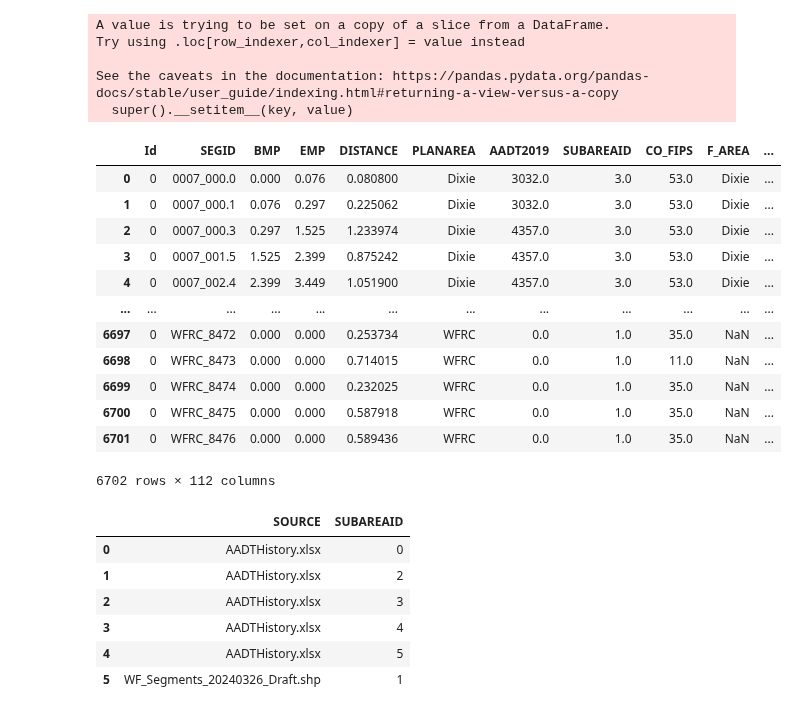
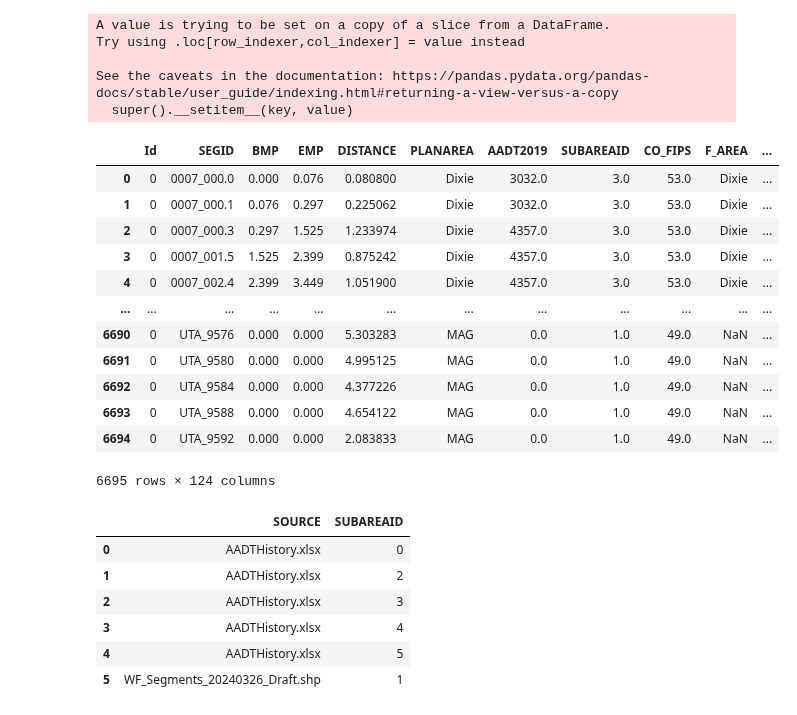
Before and after one commit to WFRCAnalytics/Traffic-Volume-Forecasts, a Jupyter notebook: 5-Prepare-Traffic-Volume-Map-Data.ipynb, the cells around one changed output. Saved outputs shown, nothing was run; the diff lists cells and outputs as text; code cells hidden in the pictures.

```diff
--- a/5-Prepare-Traffic-Volume-Map-Data.ipynb
+++ b/5-Prepare-Traffic-Volume-Map-Data.ipynb
@@ -14,8 +14,9 @@ lstFieldsFromForecasts = ['SEGID','MF2023','MF2028','MF2032','MF2042','MF2050','
 # %%
 # Your initial DataFrame
 dfSegmentFilenames = pd.DataFrame([
-    ["F_AREA=='Iron' | F_AREA=='Cache' | F_AREA=='Dixie'" , 'data/segments/Segments_State_20231221_Draft.shp'                 , True ],
-    ["PLANAREA=='WFRC' | PLANAREA=='MAG'", 'data/segments/WFv901_Segments_20240409_GeoKeys_AADTs_Factors.shp', False]
+    ["F_AREA=='Iron' | F_AREA=='Cache' | F_AREA=='Dixie'" , 'data/segments/Segments_State_20231221_Draft.shp', True ],
+    ["PLANAREA=='WFRC'", 'data/segments/WFv901_Segments_20240409_GeoKeys_AADTs_Factors.shp', False],
+    ["PLANAREA=='MAG'", 'data/segments/WF_Segments_20240326_Draft.shp', False]
 ], columns=['filter', 'filename', 'updateRoute'])
 
 # Initialize an empty list to store each filtered GeoDataFrame
@@ -27,39 +28,39 @@ for _, row in dfSegmentFilenames.iterrows():
     gdf = gpd.read_file(row['filename'])
 
     # Use the `query` method to apply the filter from the 'filter' column
     _filteredGdf = gdf.query(row['filter'])
 
     if row['updateRoute']:
         # Assuming 'SEGID' is the correct column to apply this operation
         _filteredGdf.loc[:, 'ROUTE'] = _filteredGdf['SEGID'].apply(lambda x: x.split('_')[0] if '_' in x else x)
 
     # Add the filtered GeoDataFrame to the list
     _filteredGdfs.append(_filteredGdf)
 
 # Concatenate all filtered GeoDataFrames into a single GeoDataFrame
 gdfs = pd.concat(_filteredGdfs, ignore_index=True)
 
 # Assuming you want to display or further process `gdfs`
 display(gdfs)
 # %% [output]
 A value is trying to be set on a copy of a slice from a DataFrame.
 Try using .loc[row_indexer,col_indexer] = value instead
 
 See the caveats in the documentation: https://pandas.pydata.org/pandas-docs/stable/user_guide/indexing.html#returning-a-view-versus-a-copy
   super().__setitem__(key, value)
 |  | Id | SEGID | BMP | EMP | DISTANCE | PLANAREA | AADT2019 | SUBAREAID | CO_FIPS | F_AREA | ... |
 | 0 | 0 | 0007_000.0 | 0.000 | 0.076 | 0.080800 | Dixie | 3032.0 | 3.0 | 53.0 | Dixie | ... |
 | 1 | 0 | 0007_000.1 | 0.076 | 0.297 | 0.225062 | Dixie | 3032.0 | 3.0 | 53.0 | Dixie | ... |
 | 2 | 0 | 0007_000.3 | 0.297 | 1.525 | 1.233974 | Dixie | 4357.0 | 3.0 | 53.0 | Dixie | ... |
 | 3 | 0 | 0007_001.5 | 1.525 | 2.399 | 0.875242 | Dixie | 4357.0 | 3.0 | 53.0 | Dixie | ... |
 | 4 | 0 | 0007_002.4 | 2.399 | 3.449 | 1.051900 | Dixie | 4357.0 | 3.0 | 53.0 | Dixie | ... |
 | ... | ... | ... | ... | ... | ... | ... | ... | ... | ... | ... | ... |
-| 6697 | 0 | WFRC_8472 | 0.000 | 0.000 | 0.253734 | WFRC | 0.0 | 1.0 | 35.0 | NaN | ... |
-| 6698 | 0 | WFRC_8473 | 0.000 | 0.000 | 0.714015 | WFRC | 0.0 | 1.0 | 11.0 | NaN | ... |
-| 6699 | 0 | WFRC_8474 | 0.000 | 0.000 | 0.232025 | WFRC | 0.0 | 1.0 | 35.0 | NaN | ... |
-| 6700 | 0 | WFRC_8475 | 0.000 | 0.000 | 0.587918 | WFRC | 0.0 | 1.0 | 35.0 | NaN | ... |
-| 6701 | 0 | WFRC_8476 | 0.000 | 0.000 | 0.589436 | WFRC | 0.0 | 1.0 | 35.0 | NaN | ... |
+| 6690 | 0 | UTA_9576 | 0.000 | 0.000 | 5.303283 | MAG | 0.0 | 1.0 | 49.0 | NaN | ... |
+| 6691 | 0 | UTA_9580 | 0.000 | 0.000 | 4.995125 | MAG | 0.0 | 1.0 | 49.0 | NaN | ... |
+| 6692 | 0 | UTA_9584 | 0.000 | 0.000 | 4.377226 | MAG | 0.0 | 1.0 | 49.0 | NaN | ... |
+| 6693 | 0 | UTA_9588 | 0.000 | 0.000 | 4.654122 | MAG | 0.0 | 1.0 | 49.0 | NaN | ... |
+| 6694 | 0 | UTA_9592 | 0.000 | 0.000 | 2.083833 | MAG | 0.0 | 1.0 | 49.0 | NaN | ... |
-6702 rows × 112 columns
+6695 rows × 124 columns
 # %%
 # add observed
 dfObsVolSource = pd.read_csv('intermediate/obsvolsource.csv')
```
Also changed, not shown: parts of 11 cells of this notebook, 11 other files.
